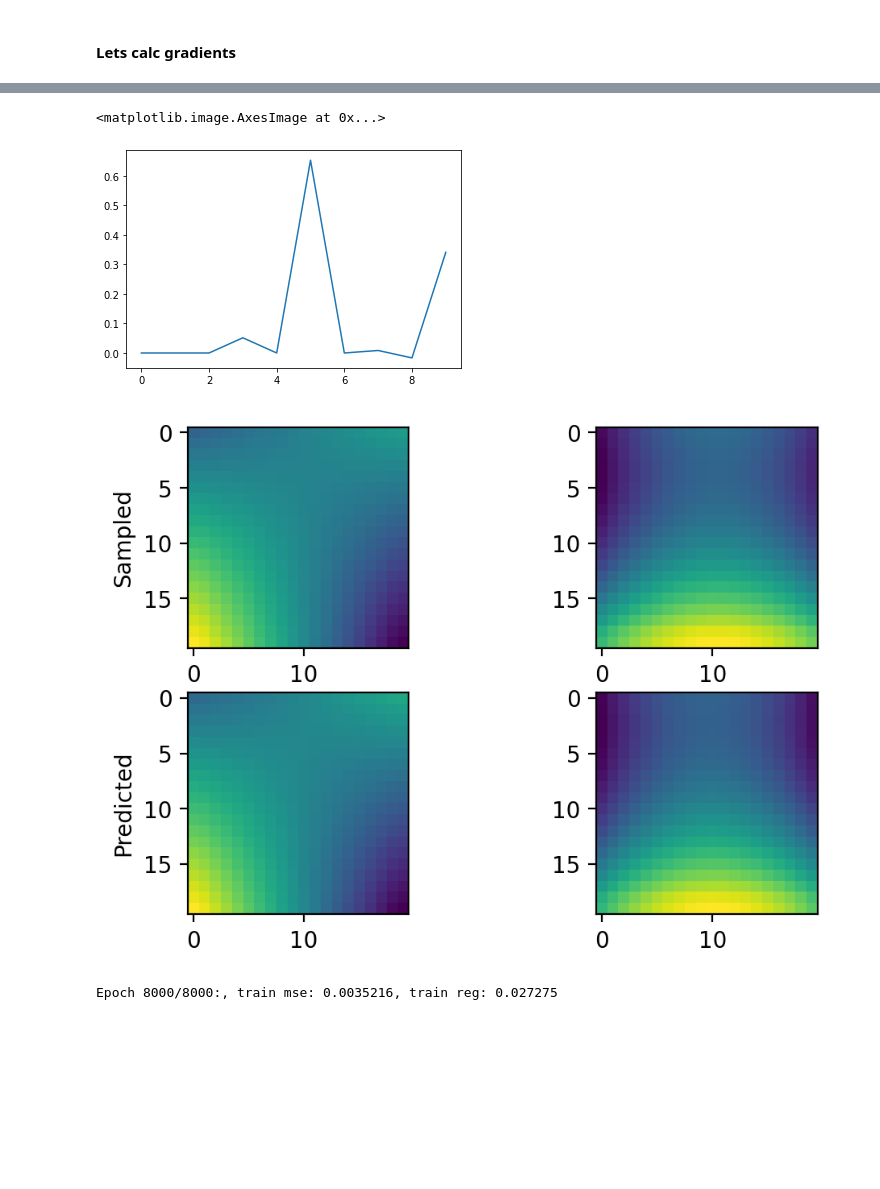
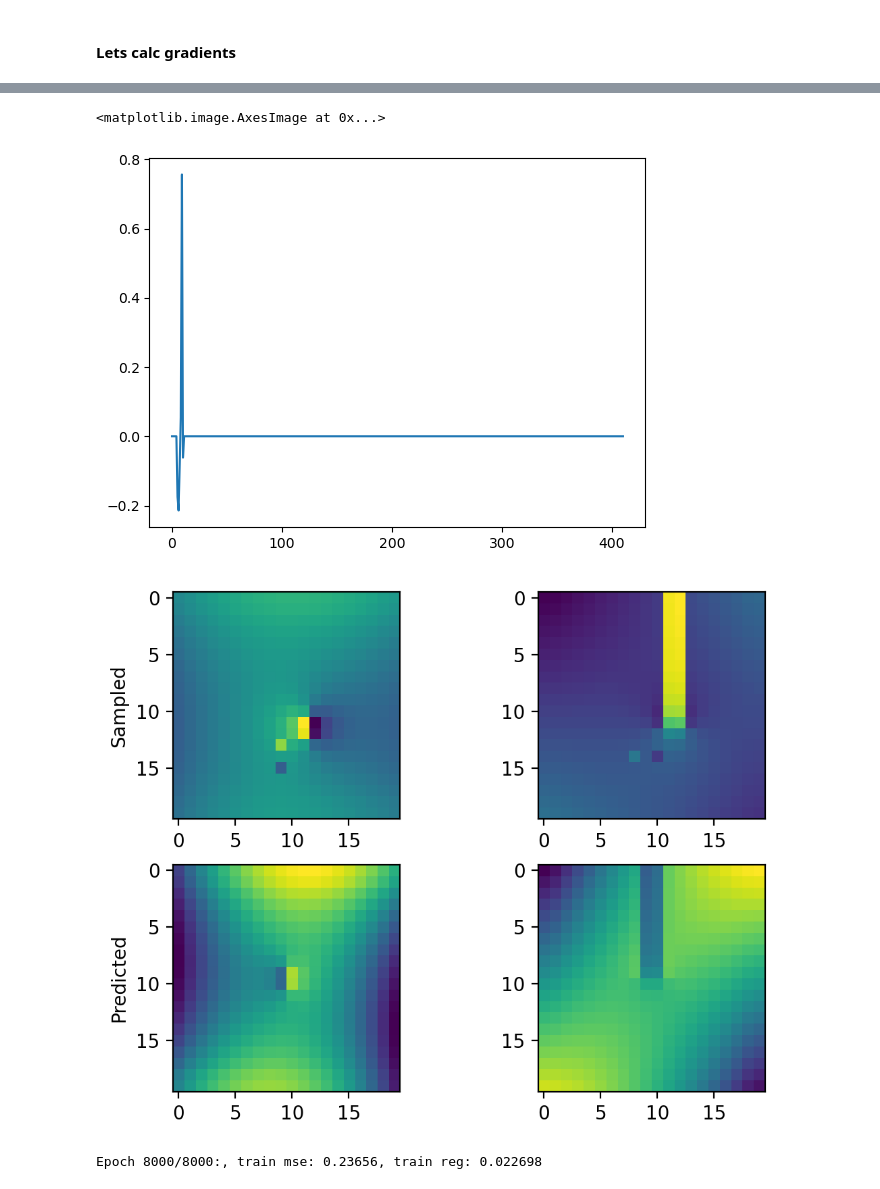
Before and after one commit to sunnyhoward/overdictionary, a Jupyter notebook: shackhartmann.ipynb, the cells around one changed output, grey strips where cells are left out. Cells and saved outputs as stored; diff of their text form; code cells hidden in the pictures; blank space fills up the shorter version.

```diff
--- a/shackhartmann.ipynb
+++ b/shackhartmann.ipynb
@@ -71,0 +33,29 @@ Text(0.5, 1.0, 'True Wavefront')
+# %%
+wavefront = torch.zeros(size,size)
+
+decenter = [0.2,0.2]
+
+shift_zer, _, _ = Zernike(n_zernike,xx,yy,x0=decenter[0],y0=decenter[1],truncate_circle=truncate_circle)
+shift_vor, _, _ = Vortex(1,xx,yy, x0=decenter[0],y0=decenter[1], truncate_circle=truncate_circle)
+shift_pix, _, _ = Pixel(xx,yy)
+
+modes = torch.concat((shift_zer,shift_vor,shift_pix),dim=0)
+mode_coeffs = torch.zeros((len(modes),1,1))
+
+
+elements = np.arange(n_zernike)
+np.random.shuffle(elements)
+elements = elements[:2]
+zer_coeffs = torch.rand(len(elements),1,1)
+
+mode_coeffs[elements] = zer_coeffs
+
+mode_coeffs[n_zernike] = 1
+
+mode_coeffs[300] = 1
+
+
+
+wavefront = torch.sum(mode_coeffs * modes,dim=0)
+
+plt.imshow(wavefront); plt.title('True Wavefront')
@@ -72,5 +65,2 @@ Text(0.5, 1.0, 'True Wavefront')
 # %% [markdown]
 #### Lets calc gradients
-# %%
-positions = np.arange(microlens,dtype=int)
-xx,yy = np.meshgrid(positions,positions)
@@ -91,2 +67,8 @@ for i in range(microlens):
+# %%
+dx, dy = torch.gradient(wavefront)
+
+sampled_gradient = torch.stack((dx,dy),axis=0)
+
+mode_gradients = get_mode_derivs([0,0], xx, yy, n_zernike=n_zernike, truncate_circle=False)
 # %%
 fig,ax = plt.subplots(1,2)
@@ -98,25 +81,25 @@ ax[1].imshow(sampled_gradient[1])
 # %%
 t = sampled_gradient.reshape(-1,1)
-u = mode_gradients.reshape(-1,mode_gradients.shape[-1])
+u = mode_gradients.permute(0,2,3,1).reshape(-1,mode_gradients.shape[1])
 
-clf = linear_model.Lasso(alpha=0.001)
+clf = linear_model.Lasso(alpha=0.01)
 clf.fit(u,t)
 result_vector = clf.coef_
 
-wavefront_grad_prediction = (mode_gradients @ result_vector)
+wavefront_grad_prediction = (mode_gradients.permute(0,2,3,1) @ result_vector)
 plt.figure()
 plt.plot(result_vector)
 
 
 fig,ax = plt.subplots(2,2,dpi=200)
 ax[0,0].imshow(sampled_gradient[0]); ax[0,0].set_ylabel('Sampled')
 ax[0,1].imshow(sampled_gradient[1])
 ax[1,0].imshow(wavefront_grad_prediction[0]); ax[1,0].set_ylabel('Predicted')
 ax[1,1].imshow(wavefront_grad_prediction[1])
 # %% [output]
 <matplotlib.image.AxesImage at 0x...>
-[figure, old version]
+[figure, new version]
-[figure, old version]
+[figure, new version]
 # %%
 u = torch.tensor(u).permute(1,0).float()
 
@@ -136,21 +119,23 @@ lr = 5e-4
 
 epochs = 8000
 
-optimizer = torch.optim.Adam([coefficients], lr=lr)
+optimizer = torch.optim.Adam([coefficients, offset], lr=lr)
 loss_fn = torch.nn.MSELoss()
 
 
 
 for epoch in range(1, epochs+1):
+    # with torch.autograd.detect_anomaly():
+
     # --- TRAIN AND EVALUATE ON TRAINING SET -----------------------------
     # seq_model.train()
     num_train_examples = 1
 
     optimizer.zero_grad()
 
-    # coeff_preds = torch.nn.functional.relu(seq_model(x)) #take the gradients for every mode
+    mode_gradients = get_mode_derivs([offset[0],offset[1]], xx, yy, n_zernike=n_zernike, truncate_circle=False).permute(1,0,2,3).to(device)
 
-    pred = (coefficients @ u)
+    pred = (coefficients @ mode_gradients.reshape(mode_gradients.shape[0],-1))
 
     mse = loss_fn(pred, t)
 
@@ -170,7 +155,7 @@ for epoch in range(1, epochs+1):
 
     history2['loss'].append(loss.item())
 # %% [output]
-Epoch 8000/8000:, train mse: 0.0035216, train reg: 0.027275
+Epoch 8000/8000:, train mse: 0.23656, train reg: 0.022698
 # %%
 plt.plot(np.log10(history2['loss']))
 # %% [output]
```
Also changed, not shown: parts of 13 cells of this notebook, 12 other files.
